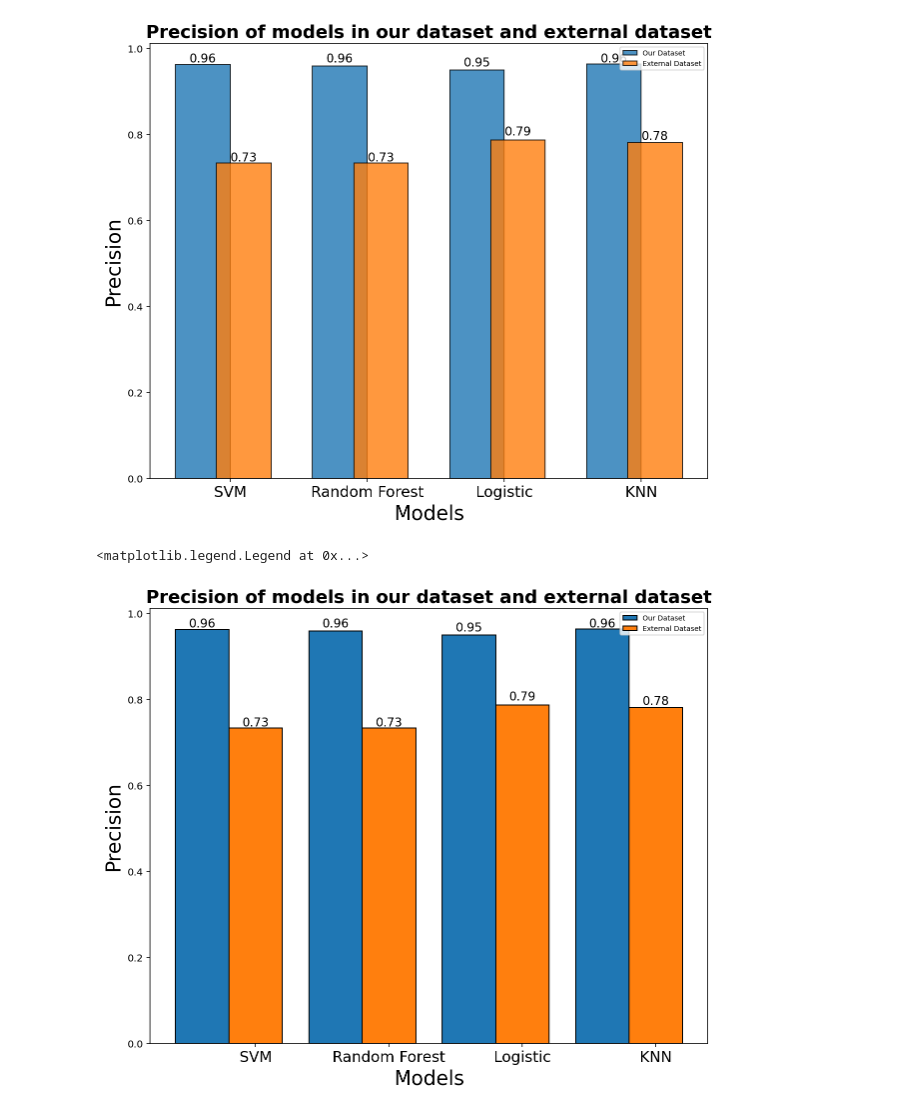
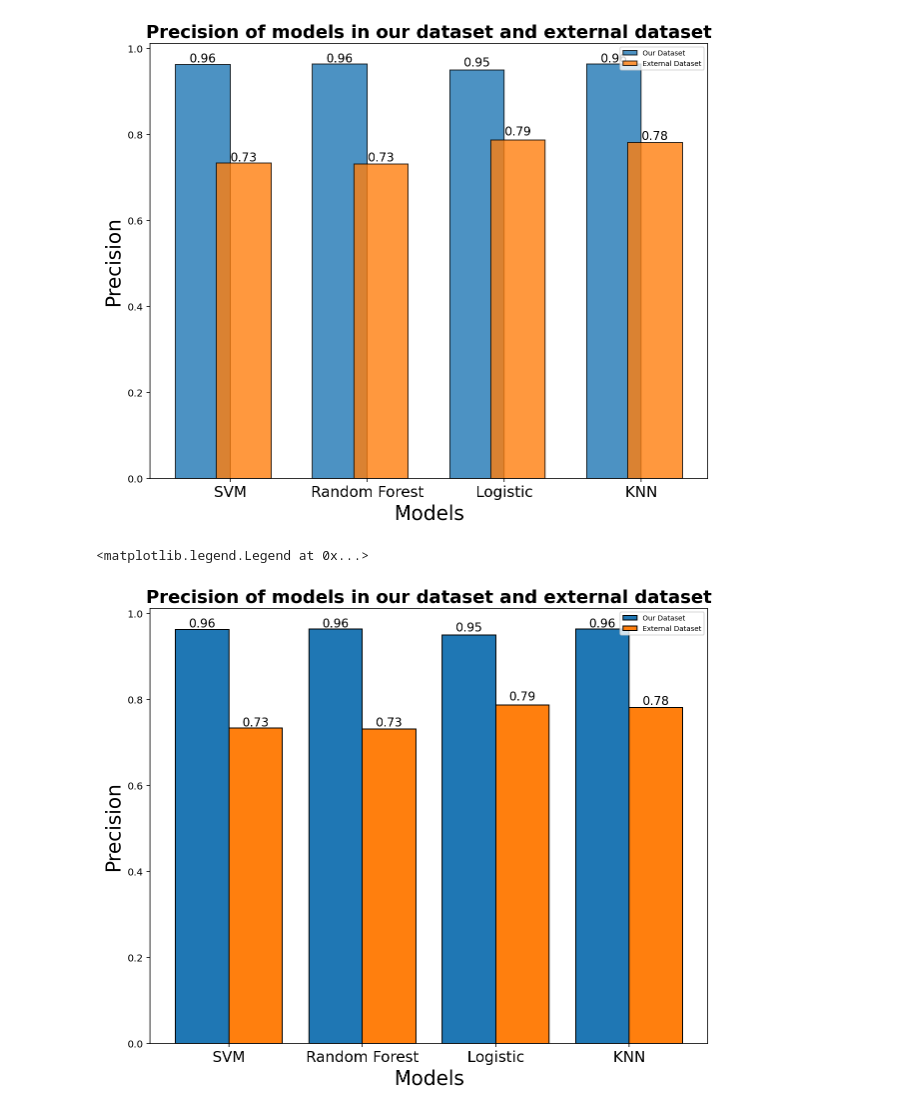
Before and after one commit to QizheCui/Diabetes-Squad, a Jupyter notebook: EDA/models_comparision.ipynb, the cells around one changed output. Saved outputs shown, nothing was run; the diff lists cells and outputs as text; code cells hidden in the pictures.

Commit message:
new graphs

```diff
--- a/EDA/models_comparision.ipynb
+++ b/EDA/models_comparision.ipynb
@@ -223,23 +223,23 @@ plt.legend(["Our Dataset","External Dataset"],loc= "upper right",prop={'size': 7
 # %%
 plt.figure(figsize=(10,8))
 x = np.arange(4)
 y1 = precision_our
 y2 = precision_ls
 width = 0.4
 bar1 = plt.bar(x-0.4, height = y1, width = 0.4,  edgecolor='black')
 bar2 = plt.bar(x, height = y2, width = 0.4, edgecolor='black')
 for bar in bar1:
     yval = round(bar.get_height(),2)
     plt.text(bar.get_x()+0.1, yval+.008, yval, fontsize = 12)
 
 for bar in bar2:
     yval = round(bar.get_height(),2)
     plt.text(bar.get_x()+0.1, yval+.008, yval, fontsize = 12)
-plt.xticks(x,["SVM", "Random Forest", "Logistic", "KNN"], fontsize = 15)
+plt.xticks(x-0.2,["SVM", "Random Forest", "Logistic", "KNN"], fontsize = 15)
 plt.title("Precision of models in our dataset and external dataset",fontweight='bold', fontsize=18)
 plt.ylabel("Precision", fontsize = 20)
 plt.xlabel("Models", fontsize = 20)
 plt.legend(["Our Dataset","External Dataset"],loc= "upper right",prop={'size': 7})
 # %% [output]
 <matplotlib.legend.Legend at 0x...>
-[figure, old version]
+[figure, new version]
```
Also changed, not shown: parts of 2 cells of this notebook.
